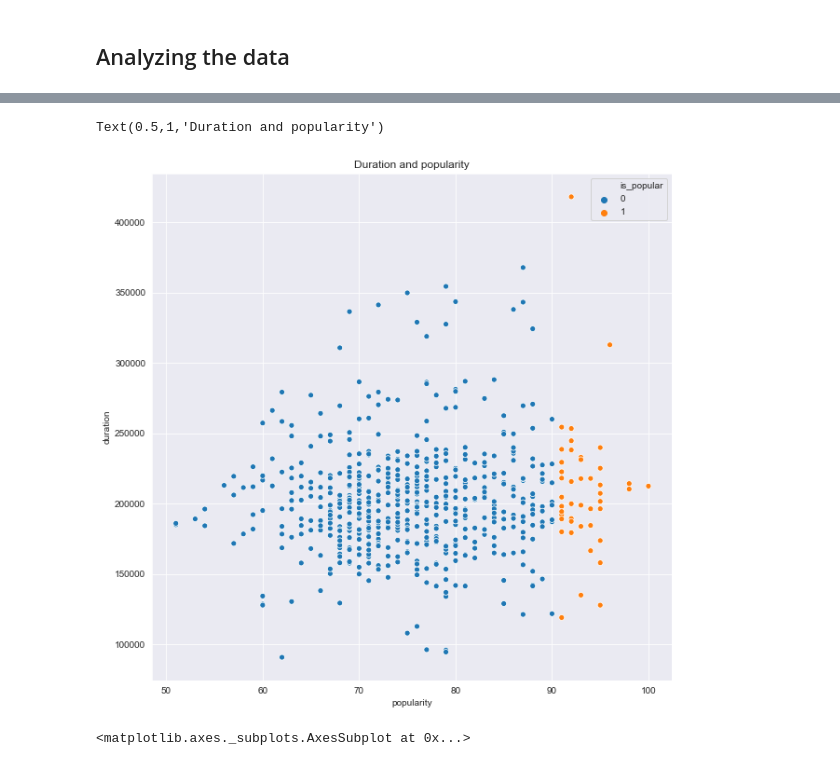
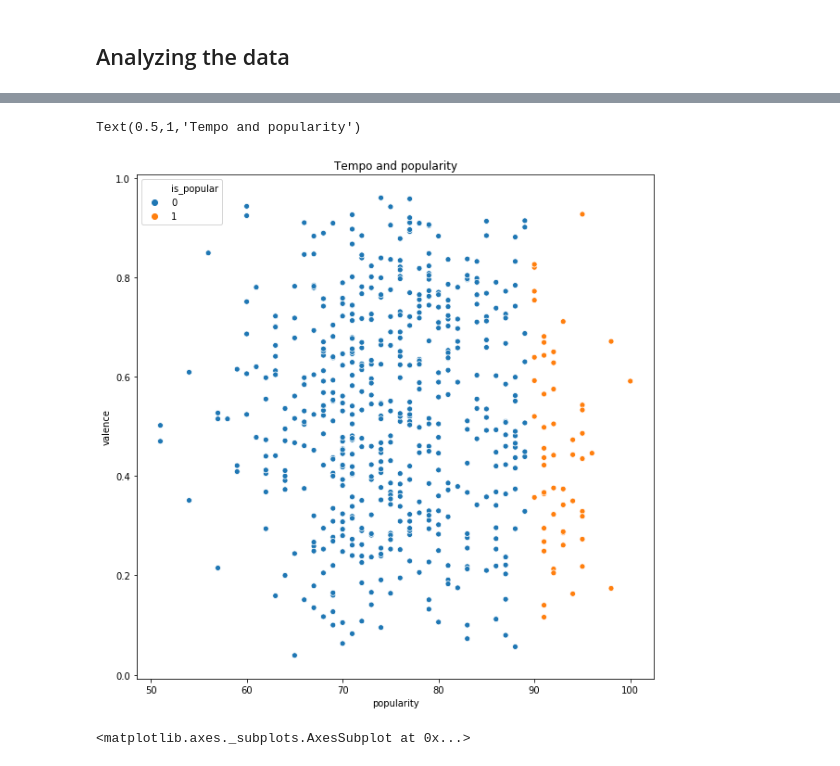
Before and after one commit to pawKer/Predicting-music-popularity, a Jupyter notebook: 3yp-data-plots.ipynb, the cells around one changed output, grey strips where cells are left out. Cells and saved outputs as stored; diff of their text form; code cells hidden in the pictures.

```diff
--- a/3yp-data-plots.ipynb
+++ b/3yp-data-plots.ipynb
@@ -59,0 +51,5 @@ data = labeled_data.copy()
+# %%
+# Label data according to a threshold for nicer plotting
+from project_modules import *
+labeled_data = label_data(data, 89)
+data = labeled_data.copy()
@@ -90,8 +92,9 @@ sns.distplot(data["popularity"],bins=30, norm_hist=False)
 # %%
-sns.scatterplot(x="popularity", y = "duration" , hue = "is_popular", data=labeled_data).set_title("Duration and popularity")
+plt.figure(figsize=(10,10))
+sns.scatterplot(x="popularity", y = "valence" , hue = "is_popular", data=labeled_data).set_title("Tempo and popularity")
 # %% [output]
-Text(0.5,1,'Duration and popularity')
+Text(0.5,1,'Tempo and popularity')
-[figure, old version]
+[figure, new version]
 # %%
 sns.countplot(x="is_popular", hue = "mode", data=labeled_data)
 # %% [output]
```
Also changed, not shown: parts of 11 cells of this notebook, 13 other files.
